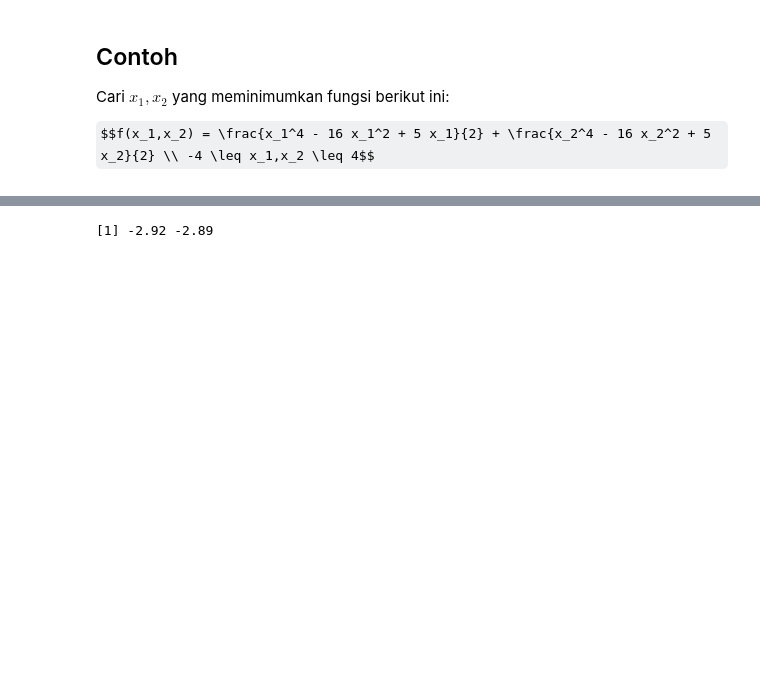
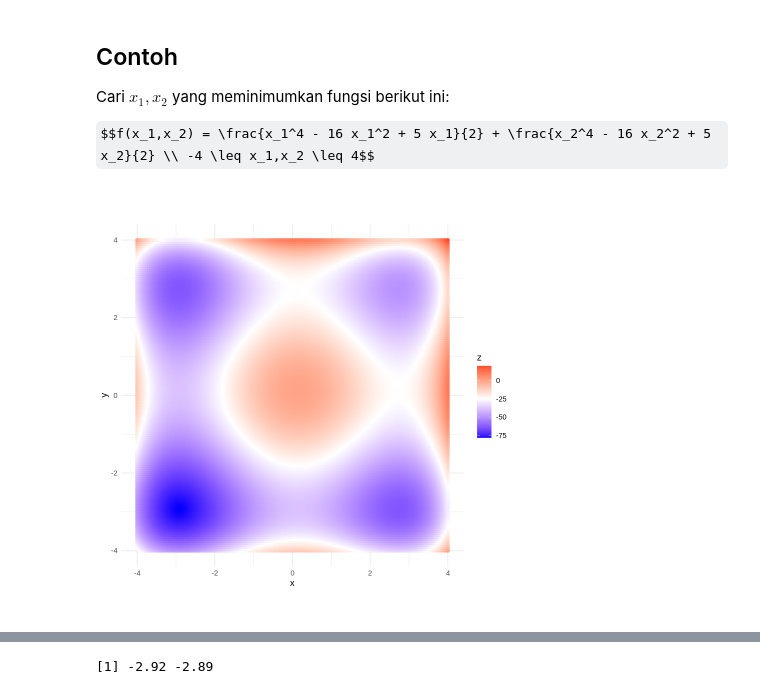
Before and after one commit to ikanx101/G-Colab, a Jupyter notebook: Black_Hole_Optimization_Algorithm.ipynb, the cells around one changed output, grey strips where cells are left out. Saved outputs shown, nothing was run; the diff lists cells and outputs as text; code cells hidden in the pictures; some formulas as TeX source; blank space fills up the shorter version.

```diff
--- a/Black_Hole_Optimization_Algorithm.ipynb
+++ b/Black_Hole_Optimization_Algorithm.ipynb
@@ -253,3 +266,32 @@ min(fxi)
 Cari $x_1,x_2$ yang meminimumkan fungsi berikut ini:
 
 $$f(x_1,x_2) = \frac{x_1^4 - 16 x_1^2 + 5 x_1}{2} + \frac{x_2^4 - 16 x_2^2 + 5 x_2}{2} \\ -4 \leq x_1,x_2 \leq 4$$
+# %%
+#@title
+rm(list=ls())
+
+x = seq(-4,4,by = .05)
+y = x
+
+df = expand.grid(x,y) %>% rename(x = Var1,y = Var2)
+
+f = function(x,y){
+  ka = x^4 - 16 * x^2 + 5 * x
+  ka = ka / 2
+  ki = y^4 - 16 * y^2 + 5 * y
+  ki = ki / 2
+  return(ka + ki)
+}
+
+df =
+  df %>%
+  mutate(z = f(x,y))
+
+df %>%
+  ggplot(aes(x,y)) +
+  geom_point(aes(color = z)) +
+  scale_color_gradient2(low = "blue",high = "red",mid = "white",midpoint = -25) +
+  theme_minimal() +
+  coord_equal()
+# %% [output]
+[figure, added]
```
Also changed, not shown: parts of 11 cells of this notebook.
